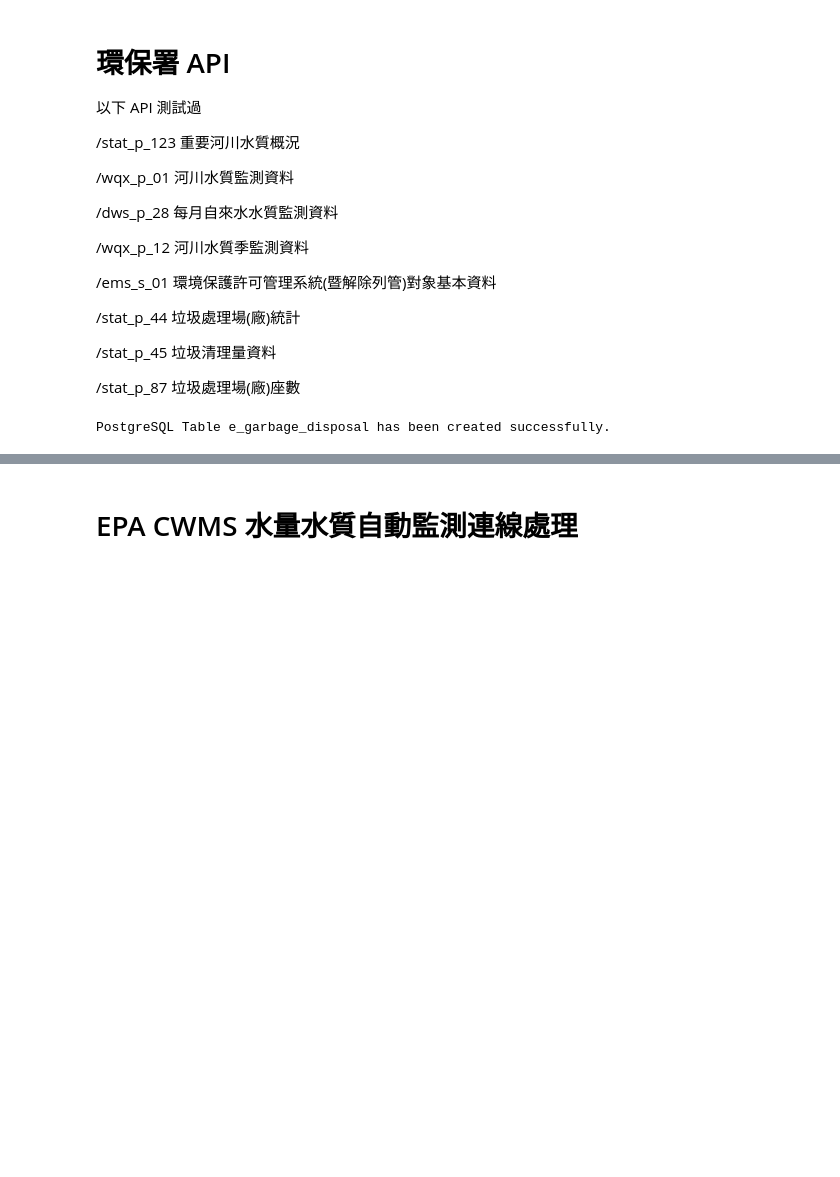
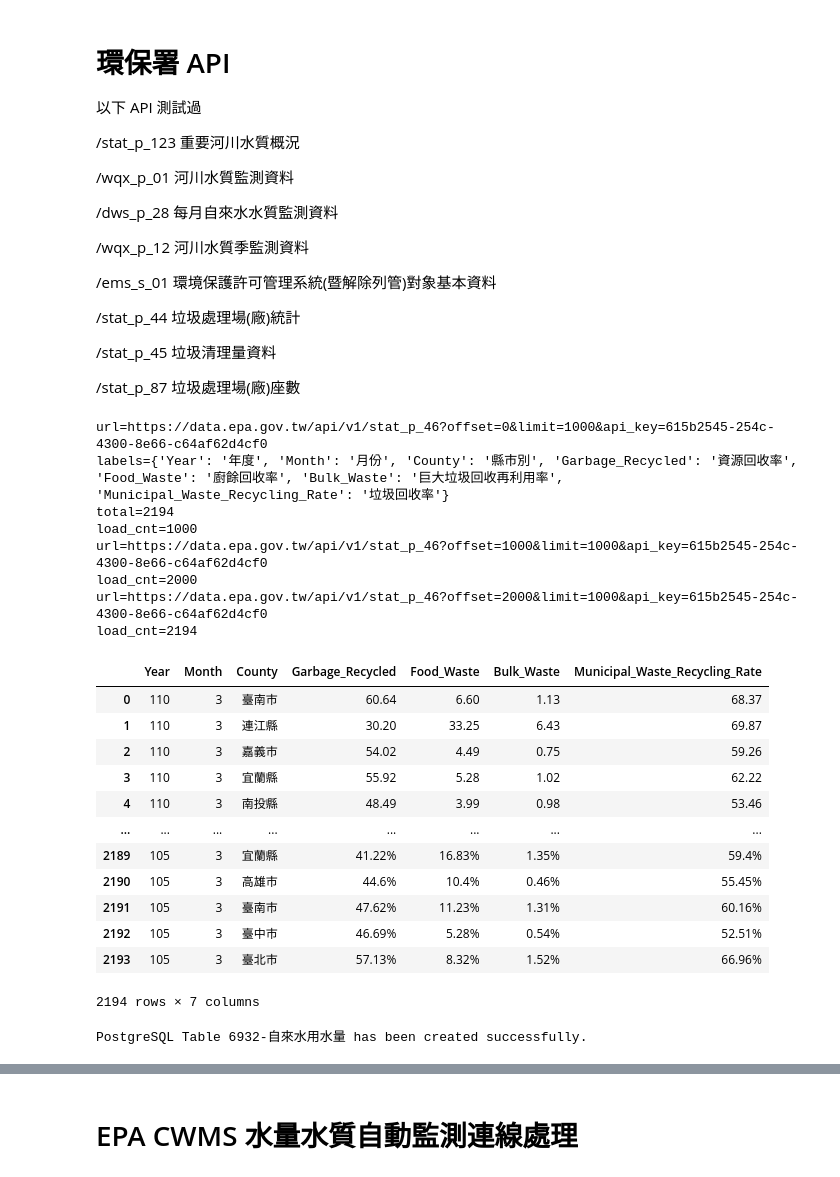
Before and after one commit to LinkItONEDevGroup/waterswak, a Jupyter notebook: maintain.ipynb, the cells around one changed output, grey strips where cells are left out. Drawn from its saved outputs; the diff is of its cells as text; code cells hidden in the pictures; blank space fills up the shorter version.

```diff
--- a/maintain.ipynb
+++ b/maintain.ipynb
@@ -368,7 +431,7 @@ if 1: # update DB
 /stat_p_87 垃圾處理場(廠)座數
 # %%
 # 這裡可以將 API 資料下載下來，轉換成 df
-api_key="your_key" #請更新成自己環保署API key
+api_key="615b2545-254c-4300-8e66-c64af62d4cf0" #請更新成自己環保署API key
 limit=1000
 limit_break=0 #>0 can limit total
 offset=0
@@ -407,11 +470,11 @@ if 0: #/stat_p_45 垃圾清理量資料 "total": 902 -> e_trash_stat_qty
     url_t = "https://data.epa.gov.tw/api/v1/stat_p_45?offset=%i&limit=%i&api_key=%s"
     filename_t= "output/stat_p_45-%i.json"
     use_label=False
-if 0: # /stat_p_46 垃圾清理回收率指標資料 "total": 2194 -> e_trash_recycle
+if 1: # /stat_p_46 垃圾清理回收率指標資料 "total": 2194 -> e_trash_recycle
     url_t = "https://data.epa.gov.tw/api/v1/stat_p_46?offset=%i&limit=%i&api_key=%s"
     filename_t= "output/stat_p_46-%i.json"
     use_label=False
-if 1: #/stat_p_87 垃圾處理場(廠)座數 "total": 575 -> e_garbage_disposal
+if 0: #/stat_p_87 垃圾處理場(廠)座數 "total": 575 -> e_garbage_disposal
     url_t = "https://data.epa.gov.tw/api/v1/stat_p_87?offset=%i&limit=%i&api_key=%s"
     filename_t= "output/stat_p_87-%i.json"
     use_label=False
@@ -435,37 +498,59 @@ while True:
             labels[data['fields'][i]['id']]=data['fields'][i]['info']['label']
         print("labels=%s" %(labels))
         print("total=%i" %(data['total']))
 
     #print("values:")
     records_cnt = len(data['records'])
     for i in range(records_cnt):
         record_cur = data['records'][i]
         #print("%i: %s " %(i, record_cur))
         for key in record_cur.keys():
             if use_label:
                 if not labels[key] in d.keys():
                     #print("key=%s" %(key))
                     d[labels[key]]=[]
                 d[labels[key]].append(record_cur[key])
             else:
                 if not key in d.keys():
                     #print("key=%s" %(key))
                     d[key]=[]
                 d[key].append(record_cur[key])
         load_cnt += 1
     #load_cnt += records_cnt
     print("load_cnt=%i" %(load_cnt))
     if load_cnt >= data['total'] or (limit_break>0 and load_cnt >= limit_break):
         break
     offset += limit
 
 df = pd.DataFrame.from_dict(d)
 #df_to_db('table_name',df,'replace')
 df
+# %% [output]
+url=https://data.epa.gov.tw/api/v1/stat_p_46?offset=0&limit=1000&api_key=615b2545-254c-4300-8e66-c64af62d4cf0
+labels={'Year': '年度', 'Month': '月份', 'County': '縣市別', 'Garbage_Recycled': '資源回收率', 'Food_Waste': '廚餘回收率', 'Bulk_Waste': '巨大垃圾回收再利用率', 'Municipal_Waste_Recycling_Rate': '垃圾回收率'}
+total=2194
+load_cnt=1000
+url=https://data.epa.gov.tw/api/v1/stat_p_46?offset=1000&limit=1000&api_key=615b2545-254c-4300-8e66-c64af62d4cf0
+load_cnt=2000
+url=https://data.epa.gov.tw/api/v1/stat_p_46?offset=2000&limit=1000&api_key=615b2545-254c-4300-8e66-c64af62d4cf0
+load_cnt=2194
+|  | Year | Month | County | Garbage_Recycled | Food_Waste | Bulk_Waste | Municipal_Waste_Recycling_Rate |
+| 0 | 110 | 3 | 臺南市 | 60.64 | 6.60 | 1.13 | 68.37 |
+| 1 | 110 | 3 | 連江縣 | 30.20 | 33.25 | 6.43 | 69.87 |
+| 2 | 110 | 3 | 嘉義市 | 54.02 | 4.49 | 0.75 | 59.26 |
+| 3 | 110 | 3 | 宜蘭縣 | 55.92 | 5.28 | 1.02 | 62.22 |
+| 4 | 110 | 3 | 南投縣 | 48.49 | 3.99 | 0.98 | 53.46 |
+| ... | ... | ... | ... | ... | ... | ... | ... |
+| 2189 | 105 | 3 | 宜蘭縣 | 41.22% | 16.83% | 1.35% | 59.4% |
+| 2190 | 105 | 3 | 高雄市 | 44.6% | 10.4% | 0.46% | 55.45% |
+| 2191 | 105 | 3 | 臺南市 | 47.62% | 11.23% | 1.31% | 60.16% |
+| 2192 | 105 | 3 | 臺中市 | 46.69% | 5.28% | 0.54% | 52.51% |
+| 2193 | 105 | 3 | 臺北市 | 57.13% | 8.32% | 1.52% | 66.96% |
+2194 rows × 7 columns
 # %%
 #上傳資料庫，並建立資料表
 #df.dtypes
-df_to_db('e_garbage_disposal',df,'replace')
+df_to_db('6932-自來水用水量',df,'replace')
 #df.to_csv("output/debug.csv")
 # %% [output]
-PostgreSQL Table e_garbage_disposal has been created successfully.
+PostgreSQL Table 6932-自來水用水量 has been created successfully.
```
Also changed, not shown: parts of 16 cells of this notebook, 41 other files.
